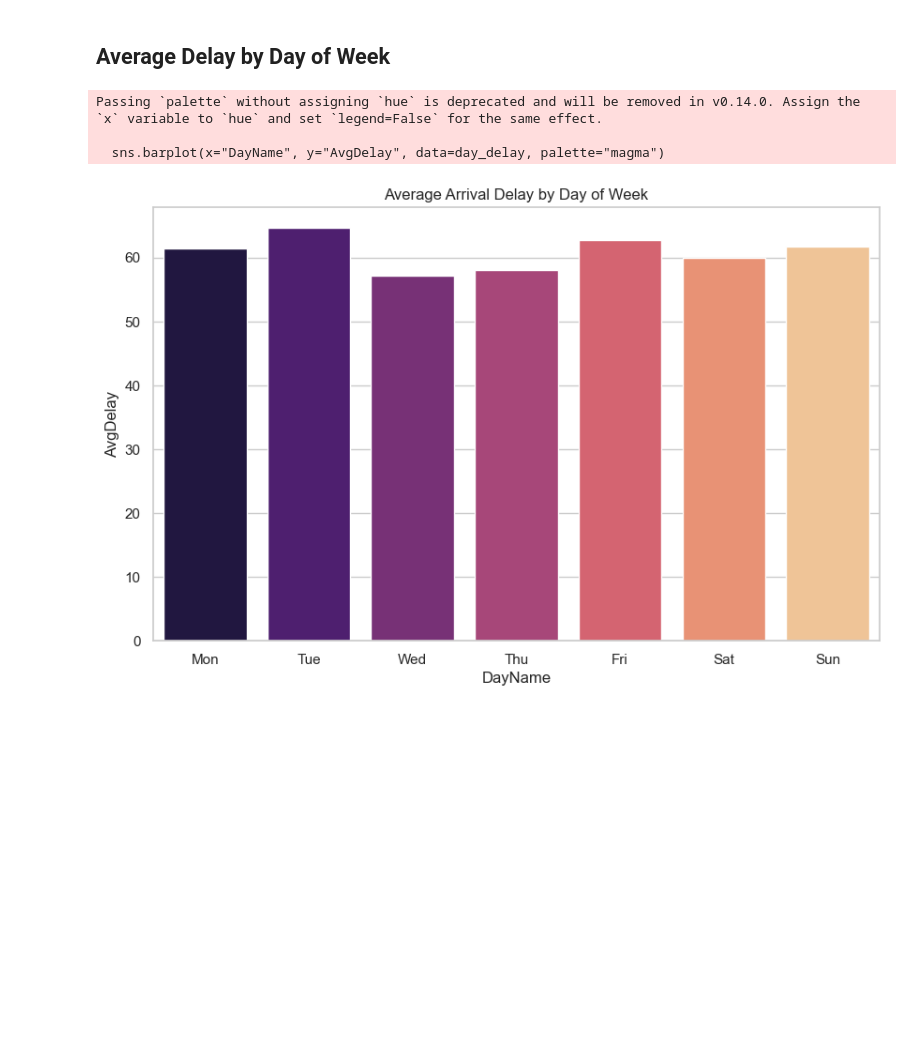
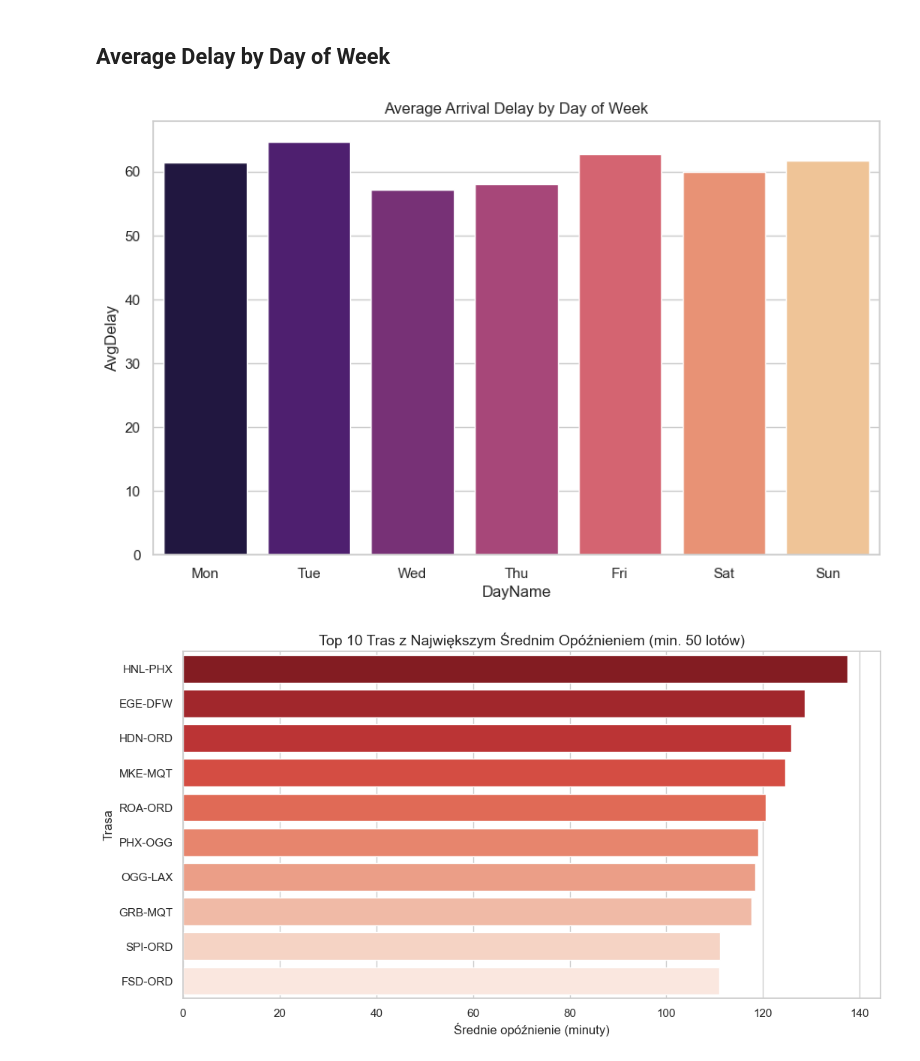
Before and after one commit to kelvin-ux/flight-delay-predictor, a Jupyter notebook: flight_delay_eda.ipynb, the cells around one changed output. Drawn from its saved outputs; the diff is of its cells as text; code cells hidden in the pictures; blank space fills up the shorter version.

```diff
--- a/flight_delay_eda.ipynb
+++ b/flight_delay_eda.ipynb
@@ -236,17 +215,36 @@ plt.show()
 # %% [markdown]
 ## Average Delay by Day of Week
 # %%
-day_delay = df_clean.groupBy("DayOfWeek").agg(avg("ArrDelay").alias("AvgDelay"))     .orderBy("DayOfWeek").toPandas()
+day_delay = df_clean.groupBy("DayOfWeek").agg(avg("ArrDelay").alias("AvgDelay")) \
+    .orderBy("DayOfWeek").toPandas()
 
 days = {1: 'Mon', 2: 'Tue', 3: 'Wed', 4: 'Thu', 5: 'Fri', 6: 'Sat', 7: 'Sun'}
 day_delay['DayName'] = day_delay['DayOfWeek'].map(days)
 
 plt.figure(figsize=(10, 6))
-sns.barplot(x="DayName", y="AvgDelay", data=day_delay, palette="magma")
+
+sns.barplot(x="DayName", y="AvgDelay", data=day_delay, palette="magma", hue="DayName", legend=False)
+
 plt.title("Average Arrival Delay by Day of Week")
 plt.show()
 # %% [output]
-Passing `palette` without assigning `hue` is deprecated and will be removed in v0.14.0. Assign the `x` variable to `hue` and set `legend=False` for the same effect.
-
-  sns.barplot(x="DayName", y="AvgDelay", data=day_delay, palette="magma")
 [figure]
+# %%
+df_routes = df_clean.withColumn("Route", concat(col("Origin"), lit("-"), col("Dest")))
+
+route_stats = df_routes.groupBy("Route").agg(
+    avg("ArrDelay").alias("AvgDelay"),
+    count("*").alias("FlightCount")
+).filter(col("FlightCount") > 50)
+
+top_10_routes = route_stats.orderBy(desc("AvgDelay")).limit(10).toPandas()
+
+plt.figure(figsize=(12, 6))
+sns.barplot(x="AvgDelay", y="Route", data=top_10_routes, palette="Reds_r", hue="Route", legend=False)
+
+plt.title("Top 10 Tras z Największym Średnim Opóźnieniem (min. 50 lotów)", fontsize=14)
+plt.xlabel("Średnie opóźnienie (minuty)")
+plt.ylabel("Trasa")
+plt.show()
+# %% [output]
+[figure, added]
```
Also changed, not shown: parts of 9 cells of this notebook.
